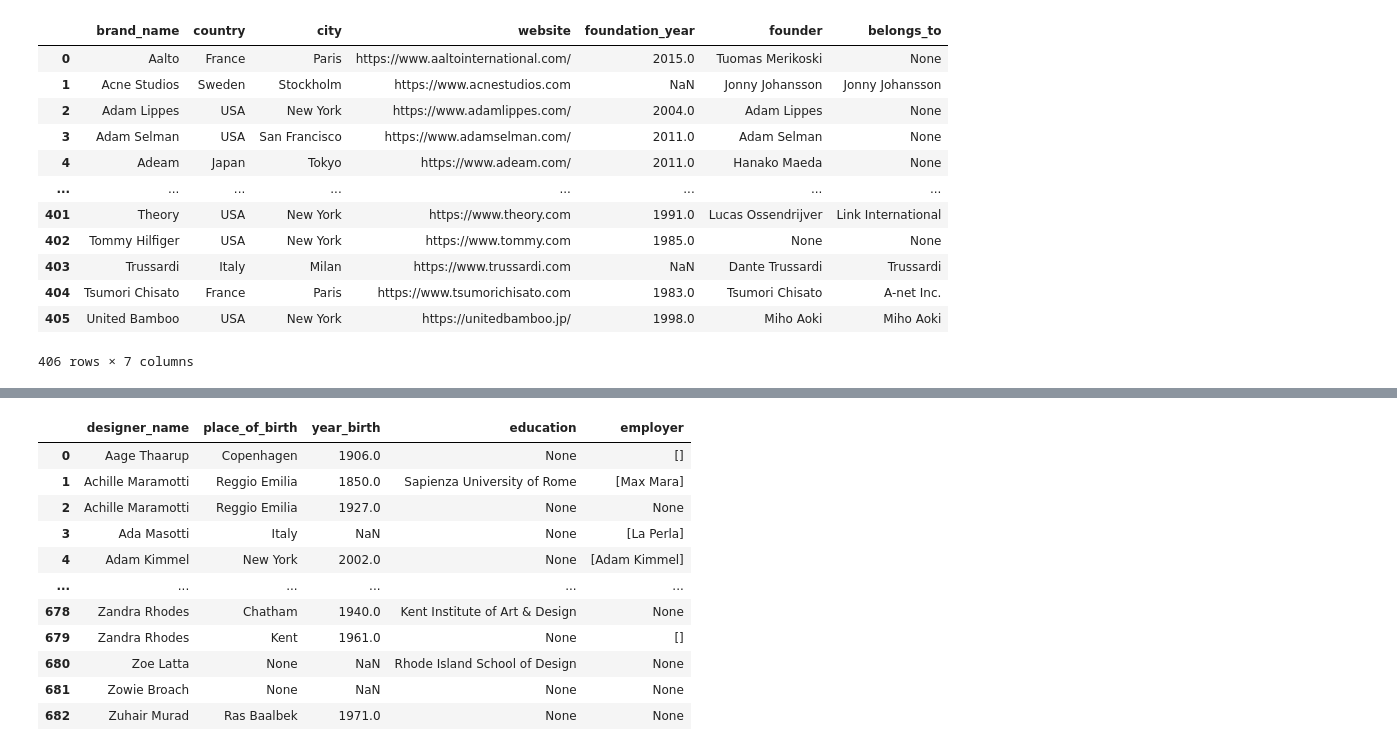
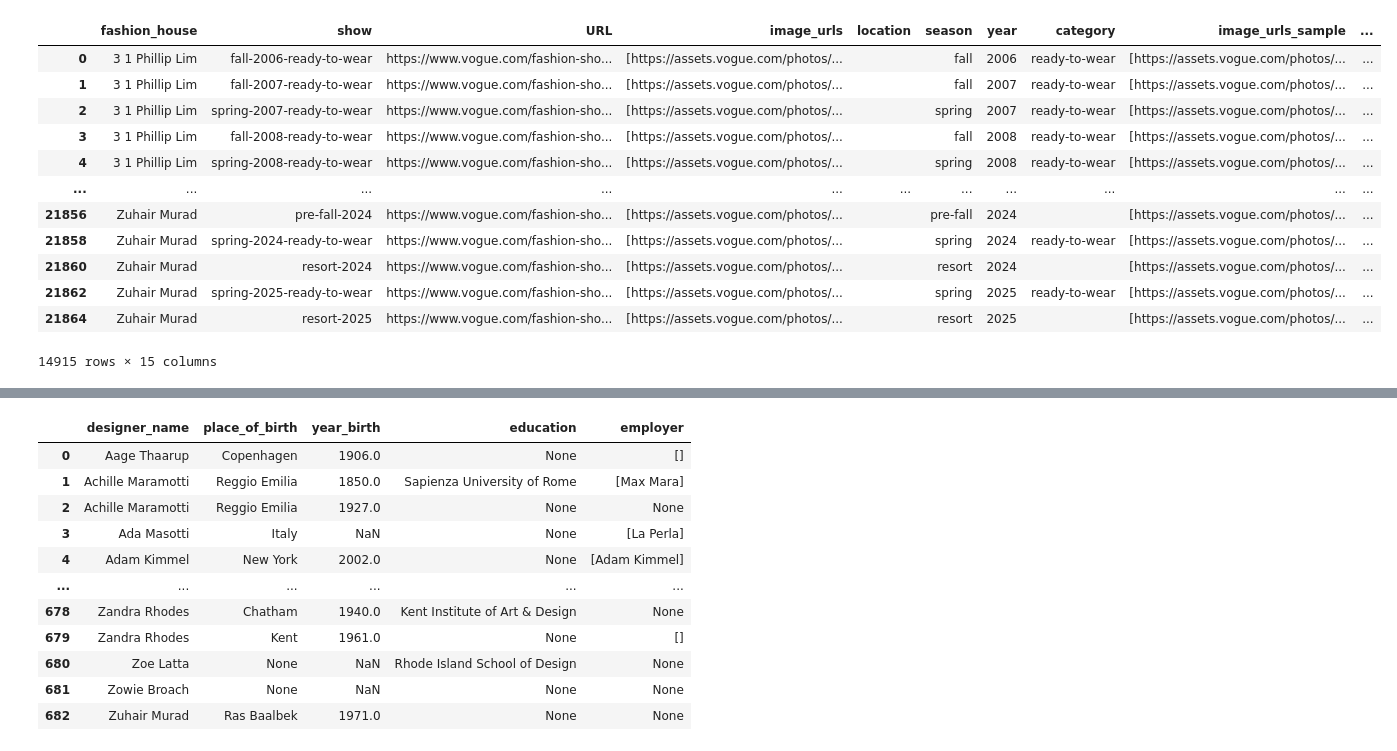
Before and after one commit to traopia/FashionDB, a Jupyter notebook: temporary_playground.ipynb, the cells around one changed output, grey strips where cells are left out. Saved outputs shown, nothing was run; the diff lists cells and outputs as text; code cells hidden in the pictures.

```diff
--- a/temporary_playground.ipynb
+++ b/temporary_playground.ipynb
@@ -1,33 +1,23 @@
 # %%
 import pandas as pd
 df = pd.read_parquet("data/vogue_data.parquet")
 df = df[df.groupby("fashion_house")["fashion_house"].transform("count") >= 20]
 #df = df.drop(columns=[col for col in ["designer_name"] if col in df.columns])
 
 problem_rows = df[df["designer_name"].apply(lambda x: len(x) ==0)]
+df = df.drop_duplicates(subset=["URL"])
+df
+# %% [output]
+|  | fashion_house | show | URL | image_urls | location | season | year | category | image_urls_sample | ... |
+| 0 | 3 1 Phillip Lim | fall-2006-ready-to-wear | https://www.vogue.com/fashion-sho... | [https://assets.vogue.com/photos/... |  | fall | 2006 | ready-to-wear | [https://assets.vogue.com/photos/... | ... |
+| 1 | 3 1 Phillip Lim | fall-2007-ready-to-wear | https://www.vogue.com/fashion-sho... | [https://assets.vogue.com/photos/... |  | fall | 2007 | ready-to-wear | [https://assets.vogue.com/photos/... | ... |
+| 2 | 3 1 Phillip Lim | spring-2007-ready-to-wear | https://www.vogue.com/fashion-sho... | [https://assets.vogue.com/photos/... |  | spring | 2007 | ready-to-wear | [https://assets.vogue.com/photos/... | ... |
+| 3 | 3 1 Phillip Lim | fall-2008-ready-to-wear | https://www.vogue.com/fashion-sho... | [https://assets.vogue.com/photos/... |  | fall | 2008 | ready-to-wear | [https://assets.vogue.com/photos/... | ... |
+| 4 | 3 1 Phillip Lim | spring-2008-ready-to-wear | https://www.vogue.com/fashion-sho... | [https://assets.vogue.com/photos/... |  | spring | 2008 | ready-to-wear | [https://assets.vogue.com/photos/... | ... |
+| ... | ... | ... | ... | ... | ... | ... | ... | ... | ... | ... |
+| 21856 | Zuhair Murad | pre-fall-2024 | https://www.vogue.com/fashion-sho... | [https://assets.vogue.com/photos/... |  | pre-fall | 2024 |  | [https://assets.vogue.com/photos/... | ... |
+| 21858 | Zuhair Murad | spring-2024-ready-to-wear | https://www.vogue.com/fashion-sho... | [https://assets.vogue.com/photos/... |  | spring | 2024 | ready-to-wear | [https://assets.vogue.com/photos/... | ... |
+| 21860 | Zuhair Murad | resort-2024 | https://www.vogue.com/fashion-sho... | [https://assets.vogue.com/photos/... |  | resort | 2024 |  | [https://assets.vogue.com/photos/... | ... |
+| 21862 | Zuhair Murad | spring-2025-ready-to-wear | https://www.vogue.com/fashion-sho... | [https://assets.vogue.com/photos/... |  | spring | 2025 | ready-to-wear | [https://assets.vogue.com/photos/... | ... |
+| 21864 | Zuhair Murad | resort-2025 | https://www.vogue.com/fashion-sho... | [https://assets.vogue.com/photos/... |  | resort | 2025 |  | [https://assets.vogue.com/photos/... | ... |
+14915 rows × 15 columns
-# %%
-from extract_info.assign_designer_to_collection import extract_birth_year
-bio_brands = pd.read_json("data/scraped_data/brand_data_fmd.json", lines=True)
-bio_brands["foundation_year"] = bio_brands["about"].apply(extract_birth_year)
-df_selected = bio_brands[bio_brands["brand_name"].isin(df.fashion_house.unique())]
-df_extracted_fh = pd.read_json("data/extracted_KG/extracted_KG_fmd_fashion_houses.json", lines=True)
-df_selected  = pd.merge(df_selected, df_extracted_fh[["brand_name","founder"]])
-mask_designer = df_selected["founder"].apply(lambda x: len(x) == 0)
-df_selected.loc[mask_designer, "founder"] = (df_selected.loc[mask_designer, "founded_by"].apply(lambda x: x.copy() if isinstance(x, list) else x))
-df_selected["founder"] = df_selected["founder"].apply(lambda x: x[0] if len(x)>0 else None)
-df_selected["belongs_to"] = df_selected["belongs_to"].apply(lambda x: x[0] if  len(x)>0 else None )
-df_selected[["brand_name","country","city","website","foundation_year","founder","belongs_to"]]
-# %% [output]
-|  | brand_name | country | city | website | foundation_year | founder | belongs_to |
-| 0 | Aalto | France | Paris | https://www.aaltointernational.com/ | 2015.0 | Tuomas Merikoski | None |
-| 1 | Acne Studios | Sweden | Stockholm | https://www.acnestudios.com | NaN | Jonny Johansson | Jonny Johansson |
-| 2 | Adam Lippes | USA | New York | https://www.adamlippes.com/ | 2004.0 | Adam Lippes | None |
-| 3 | Adam Selman | USA | San Francisco | https://www.adamselman.com/ | 2011.0 | Adam Selman | None |
-| 4 | Adeam | Japan | Tokyo | https://www.adeam.com/ | 2011.0 | Hanako Maeda | None |
-| ... | ... | ... | ... | ... | ... | ... | ... |
-| 401 | Theory | USA | New York | https://www.theory.com | 1991.0 | Lucas Ossendrijver | Link International |
-| 402 | Tommy Hilfiger | USA | New York | https://www.tommy.com | 1985.0 | None | None |
-| 403 | Trussardi | Italy | Milan | https://www.trussardi.com | NaN | Dante Trussardi | Trussardi |
-| 404 | Tsumori Chisato | France | Paris | https://www.tsumorichisato.com | 1983.0 | Tsumori Chisato | A-net Inc. |
-| 405 | United Bamboo | USA | New York | https://unitedbamboo.jp/ | 1998.0 | Miho Aoki | Miho Aoki |
-406 rows × 7 columns
```
Also changed, not shown: parts of 33 cells of this notebook, 20 other files.
